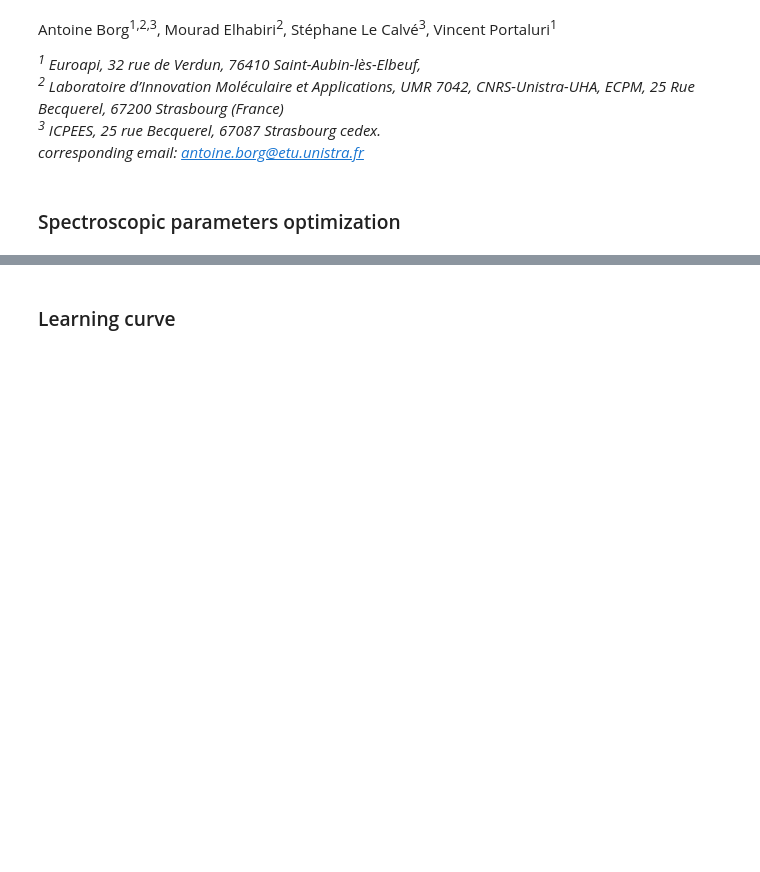
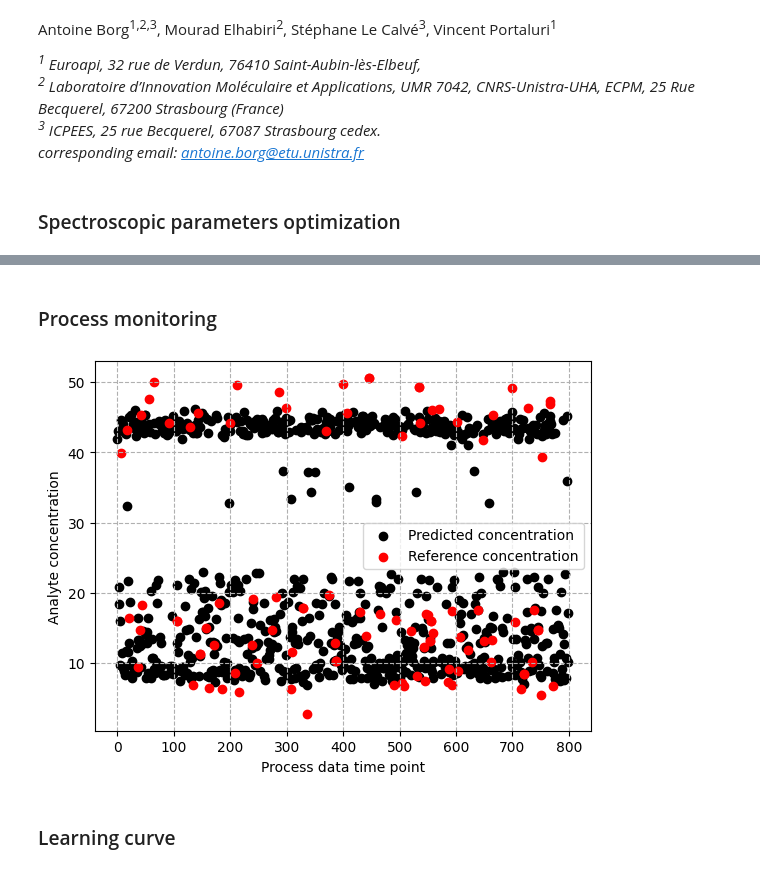
Before and after one commit to Antoine-Borg/Novel-Glucose-Online-Analysis-Approach-in-Fermentation, a Jupyter notebook: Supp Info - Glucose.ipynb, the cells around one changed output, grey strips where cells are left out. Saved outputs shown, nothing was run; the diff lists cells and outputs as text; code cells hidden in the pictures; blank space fills up the shorter version.

```diff
--- a/Supp Info - Glucose.ipynb
+++ b/Supp Info - Glucose.ipynb
@@ -45,11 +145,6 @@ from sklearn.model_selection import GridSearchCV
 import warnings
 
 warnings.simplefilter(action='ignore', category=FutureWarning) #To disable warnings from Kennard Stone train_test_split which uses deprecated functions
-# %%
-data = pd.read_csv(r'C:\Users\I0497227\OneDrive - Centreapi\Bureau\Boulot (temporaire)\Raman Models\reference_Glucose_ModPol_W4_4.csv', index_col=0).to_numpy()
-X = data[:-1,:]
-X = X.T
-y = data[-1,:]
 # %%
 def SNV(X):
     X_scaled = (X - np.mean(X, axis = 0))/np.std(X, axis = 0)
@@ -94,11 +189,13 @@ def benchmark_models(X,y):
             best_norm = normalization[c]
             best_rmse = rmse
             best_parameters = pls_gs.best_params_
+            best_r2 = r2_score(y_pred, y_test)
         c+=1
 
     print(f'PLS - Best RMSE: {best_rmse}')
     print(f'Best parameters: {best_parameters}')
     print(f'Best normalization: {best_norm}')
+    print(f'Best R²: {best_r2}')
     print('---------------------------------------')
 
 
@@ -115,11 +212,13 @@ def benchmark_models(X,y):
             best_norm =  normalization[c]
             best_rmse = rmse
             best_parameters = svr_gs.best_params_
+            best_r2 = r2_score(y_pred, y_test)
         c+=1
 
     print(f'SVR - Best RMSE: {best_rmse}')
     print(f'Best parameters: {best_parameters}')
     print(f'Best normalization: {best_norm}')
+    print(f'Best R²: {best_r2}')
     print('---------------------------------------')
 
     best_rmse = np.inf
@@ -140,10 +239,23 @@ def benchmark_models(X,y):
             best_norm =  normalization[c]
             best_rmse = rmse
             best_parameters = pls_svr_gs.best_params_, pls_gs.best_params_
+            best_r2 = r2_score(y_pred, y_test)
         c+=1
 
     print(f'PLS- SVR - Best RMSE: {best_rmse}')
     print(f'Best parameters: {best_parameters}')
     print(f'Best normalization: {best_norm}')
+    print(f'Best R²: {best_r2}')
 
     return()
+
+process_samples = np.random.randint(0, X.shape[0], int(0.8*n_samples))
+training_samples = [x for x in range(X.shape[0]) if x not in process_samples]
+
+
+X_process = X[process_samples]
+X_training = X[training_samples]
+y_process = y[process_samples]
+y_training = y[training_samples]
+
+benchmark_models(X_training, y_training)
@@ -150,3 +323,25 @@ def benchmark_models(X,y):
+# %% [markdown]
+### Process monitoring
+# %%
+def monitoring(X, y, pls, svr, norm):
+    datasets = [SNV(X), reduction(X), centering(X)]
+    normalization = ['SNV', 'Reduction', 'Centering']
+    X_scaled = datasets[normalization.index(norm)]
+
+    y_pred = svr.predict(pls.transform(X_scaled))
+
+    return(y_pred)
+
+process_ref_idx = np.random.randint(0,len(y_process), 100)
+plt.scatter([x for x in range(len(y_process))], monitoring(X_process, y_process, pls, svr, norm), color = 'black', label= 'Predicted concentration')
+plt.scatter(process_ref_idx, y_process[process_ref_idx], color = 'red', label='Reference concentration')
+plt.xlabel('Process data time point')
+plt.ylabel('Analyte concentration')
+plt.grid(linestyle=('--'))
+plt.legend()
+plt.show()
+# %% [output]
+[figure, added]
 # %% [markdown]
 ### Learning curve
 # %%
```
Also changed, not shown: parts of 10 cells of this notebook.
